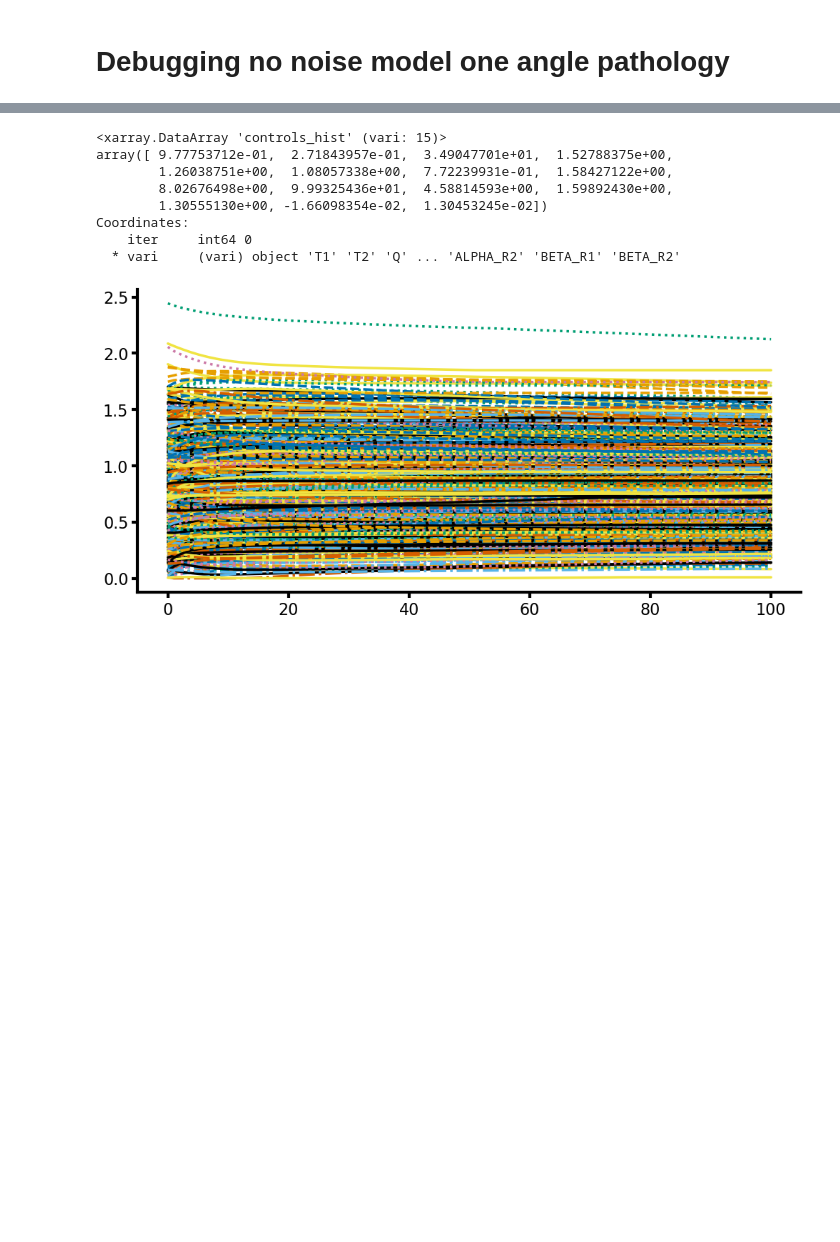
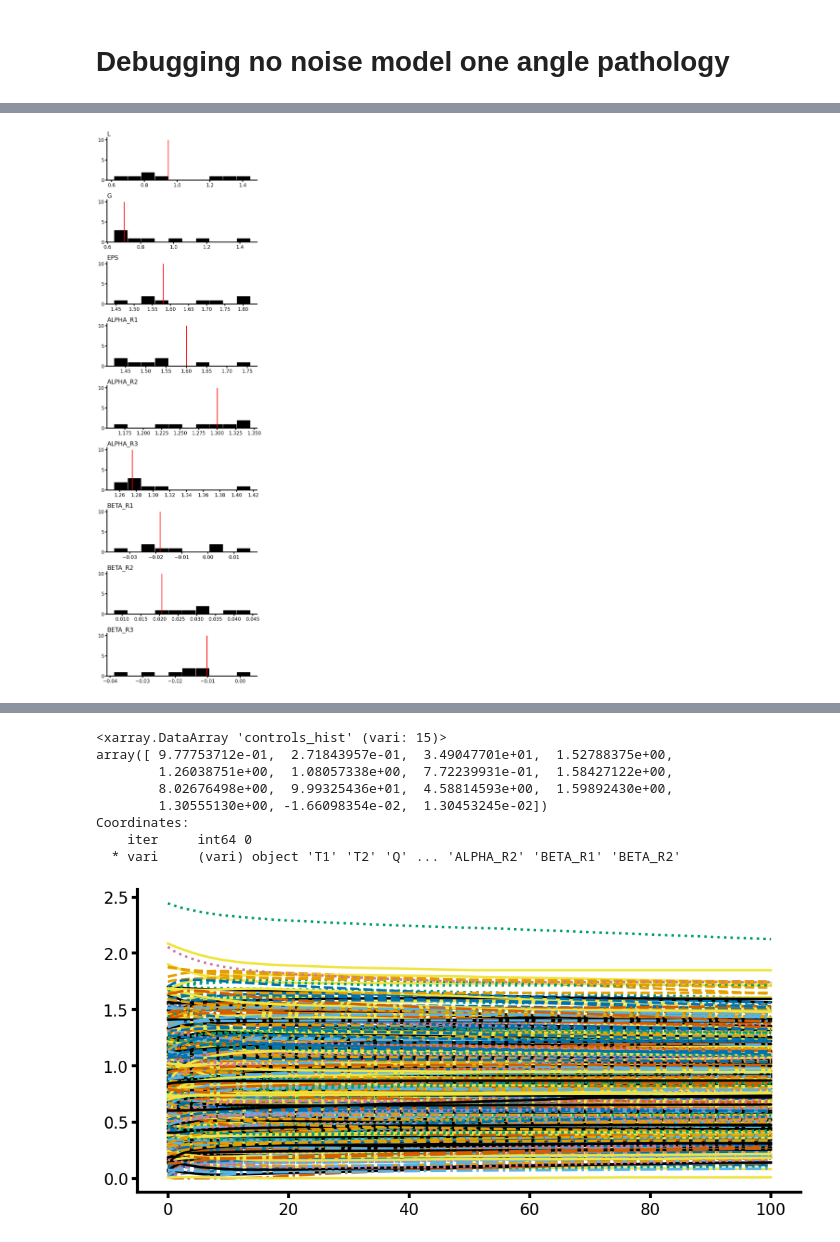
Before and after one commit to adam-bauer-34/learning_sai, a Jupyter notebook: analysis/notebooks/debugging.ipynb, the cells around one changed output, grey strips where cells are left out. Saved outputs shown, nothing was run; the diff lists cells and outputs as text; code cells hidden in the pictures; blank space fills up the shorter version.

```diff
--- a/analysis/notebooks/debugging.ipynb
+++ b/analysis/notebooks/debugging.ipynb
@@ -39,0 +79,15 @@ ds_15 = dt_15['2025'].ds
+# %%
+vars = ['L', 'G', 'EPS', 'ALPHA_R1', 'ALPHA_R2', 'ALPHA_R3', 'BETA_R1', 'BETA_R2', 'BETA_R3']
+trs = [3/(4.58 * np.log(2)), 0.7, 1.58, 1.6, 1.3, 1.275, -0.018414, 0.020608218919685985, -0.01023]
+
+fig, axs = plt.subplots(len(vars), figsize=(8, 26))
+
+for var, tr, ax in zip(vars, trs, axs.flatten()):
+    vals = ds.controls.sel(vari=var).values
+    ax.hist(vals)
+    ax.set_title(var)
+    ax.vlines(tr, ymin=0, ymax=10, color='r')
+
+fig.tight_layout()
+# %% [output]
+[figure, added]
```
Also changed, not shown: parts of 11 cells of this notebook, 29 other files.
